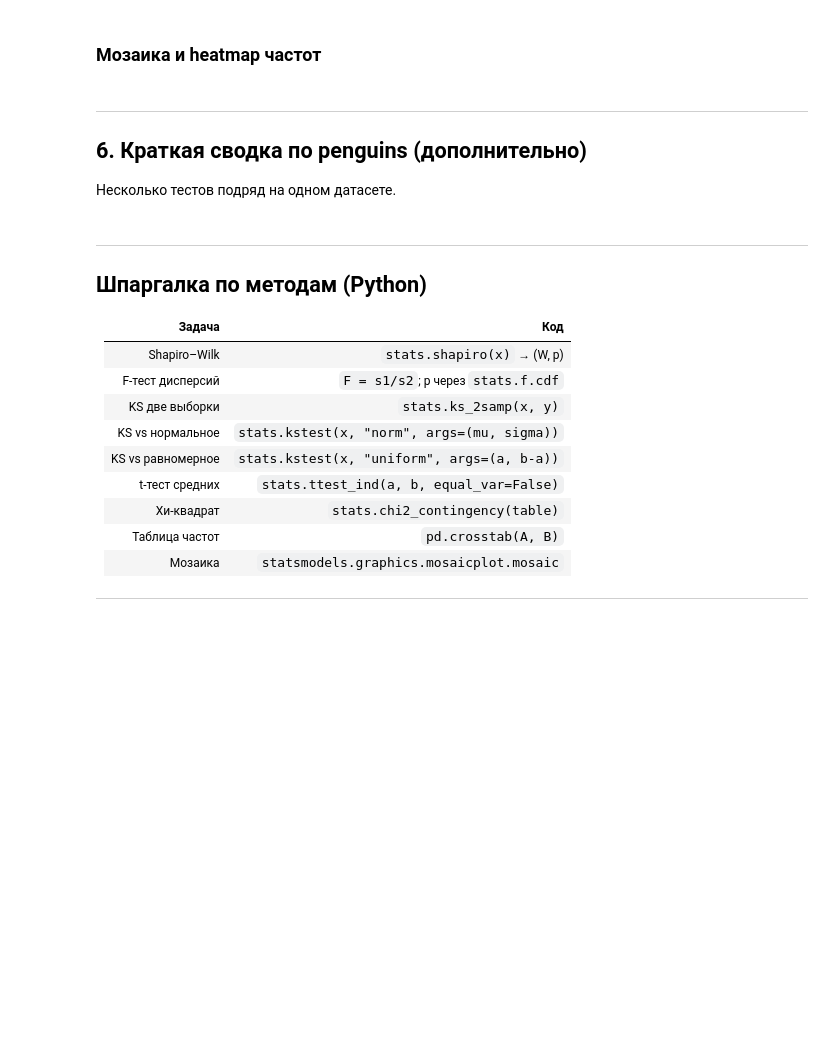
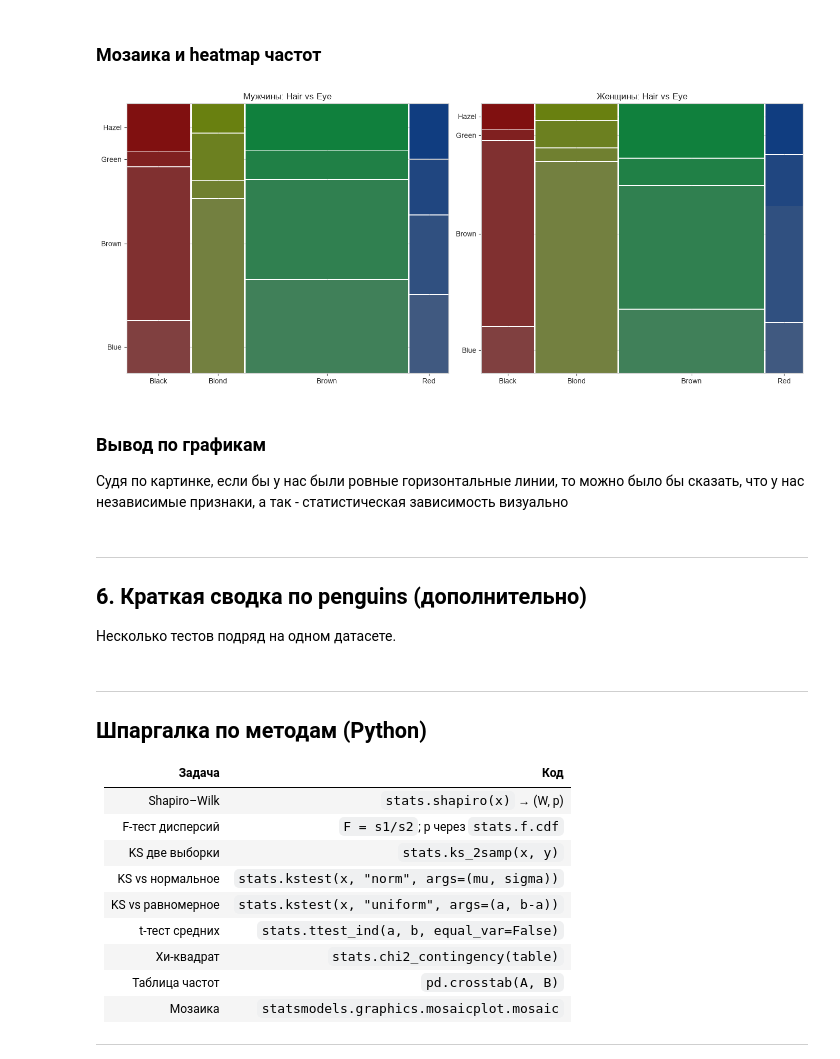
Before and after one commit to Qweeckusha/big_data_vvsu, a Jupyter notebook: practices/lab10/Task_10_Statistical_Tests_Python.ipynb, the cells around one changed output. Cells and saved outputs as stored; diff of their text form; code cells hidden in the pictures; blank space fills up the shorter version.

```diff
--- a/practices/lab10/Task_10_Statistical_Tests_Python.ipynb
+++ b/practices/lab10/Task_10_Statistical_Tests_Python.ipynb
@@ -36,8 +36 @@ H0: выборка из нормального закона.
 Объём: примерно от 3 до 5000.
-# %%
-x_norm = stats.norm.rvs(loc=10, scale=2, size=80)
-x_unif = stats.uniform.rvs(loc=0, scale=20, size=80)
-
-for name, x in [("нормальная", x_norm), ("равномерная", x_unif)]:
-    W, p = stats.shapiro(x)
-    print(f"{name:12s}: W={W:.4f}, p={p:.4g}")
@@ -145,0 +190,3 @@ print(f"  t={t:.4f}, p={p:.4g}")
+# %%
+HairEyeColor = pd.read_csv('HairEyeColor.csv', index_col=0)
+HairEyeColor.head()
@@ -151,7 +220,20 @@ H0: признаки независимы.
 `stats.chi2_contingency(table)`
 # %%
-ct = pd.crosstab(tips["day"], tips["time"])
-print(ct)
+male_data = HairEyeColor[HairEyeColor['Sex'] == 'Male']
+ct_male = pd.pivot_table(male_data, values='Freq', index='Hair', columns='Eye', fill_value=0)
 
-chi2, p, dof, expected = stats.chi2_contingency(ct)
-print(f"\nchi2={chi2:.3f}, df={dof}, p={p:.4g}")
+female_data = HairEyeColor[HairEyeColor['Sex'] == 'Female']
+ct_female = pd.pivot_table(female_data, values='Freq', index='Hair', columns='Eye', fill_value=0)
+
+
+chi2_m, p_m, dof_m, _ = stats.chi2_contingency(ct_male)
+chi2_f, p_f, dof_f, _ = stats.chi2_contingency(ct_female)
+
+print("===== Male stats =====")
+print(ct_male)
+print(f"\nchi^2 = {chi2_m:.3f}, df={dof_m}, p={p_m:.4g}")
+
+
+print("\n===== Female stats =====")
+print(ct_female)
+print(f"\nchi^2 = {chi2_f:.3f}, df={dof_f}, p={p_f:.4g}")
@@ -163,15 +273,22 @@ print(f"chi2={chi2:.3f}, p={p:.4g}")
 # %% [markdown]
 ### Мозаика и heatmap частот
 # %%
-fig, axes = plt.subplots(1, 2, figsize=(12, 5))
+def prepare_mosaic_data(table):
+    return {(str(r), str(c)): table.loc[r, c] for r in table.index for c in table.columns}
 
-mos_data = {(str(i), str(j)): ct.loc[i, j] for i in ct.index for j in ct.columns}
-mosaic(mos_data, ax=axes[0], title="day × time")
+fig, axes = plt.subplots(1, 2, figsize=(14, 6))
 
-sns.heatmap(ct, annot=True, fmt="d", cmap="Blues", ax=axes[1])
-axes[1].set_title("Частоты day × time")
+mosaic(prepare_mosaic_data(ct_male), ax=axes[0], title='Мужчины: Hair vs Eye', labelizer=lambda k: '')
+mosaic(prepare_mosaic_data(ct_female), ax=axes[1], title='Женщины: Hair vs Eye', labelizer=lambda k: '')
+
 plt.tight_layout()
 plt.show()
+# %% [output]
+[figure, added]
+# %% [markdown]
+### Вывод по графикам
+
+Судя по картинке, если бы у нас были ровные горизонтальные линии, то можно было бы сказать, что у нас независимые признаки, а так - статистическая зависимость визуально
 # %% [markdown]
 ---
 ## 6. Краткая сводка по penguins (дополнительно)
```
Also changed, not shown: parts of 23 cells of this notebook.
